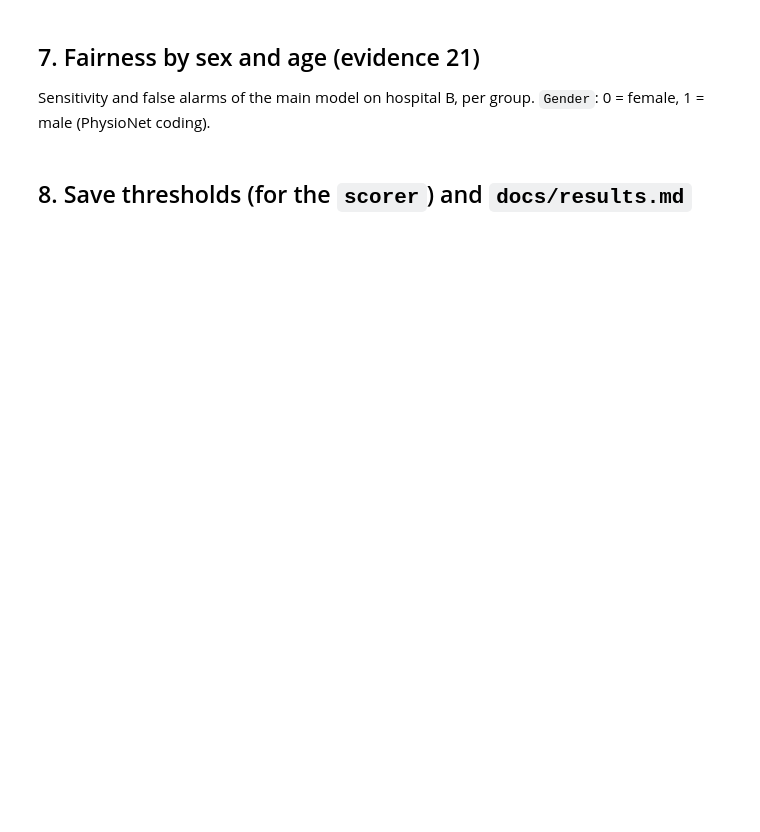
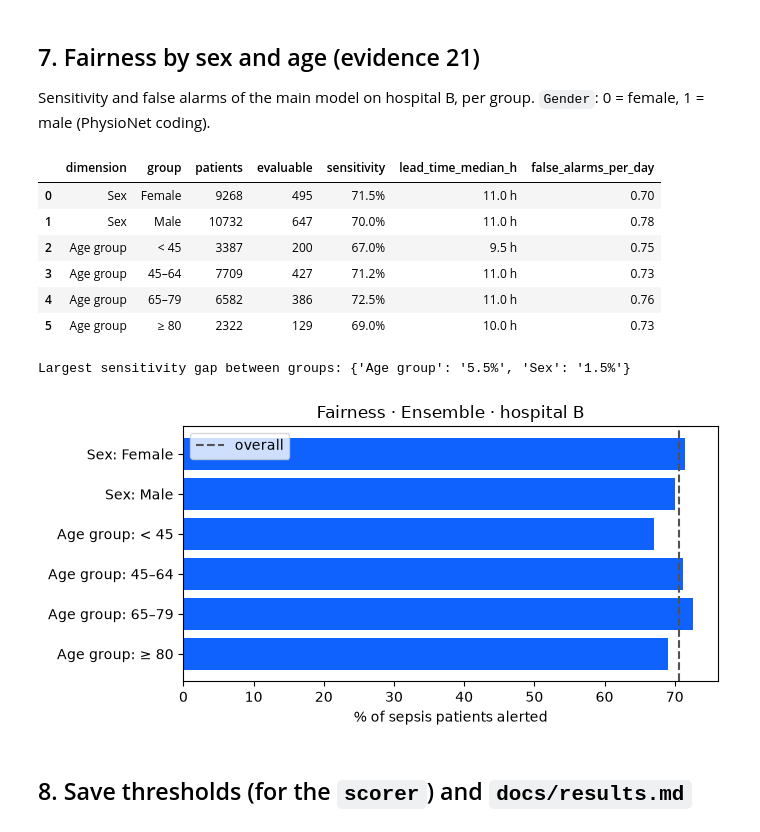
Before and after one commit to HemsyCA/DATAIBMZOS-IBM-Z-Datathon-2026, a Jupyter notebook: notebooks/05_eval.ipynb, the cells around one changed output. Cells and saved outputs as stored; diff of their text form; code cells hidden in the pictures; blank space fills up the shorter version.

```diff
--- a/notebooks/05_eval.ipynb
+++ b/notebooks/05_eval.ipynb
@@ -197,26 +179,36 @@ Sensitivity and false alarms of the main model on hospital B, per group. `Gender
 # %%
 pat = t.groupby("patient_id").agg(Age=("Age", "first"), Gender=("Gender", "first"))
 pat["Sex"] = pat.Gender.map({0: "Female", 1: "Male"}).fillna("Unknown")
 pat["Age group"] = pd.cut(pat.Age, [0, 45, 65, 80, 200], right=False, labels=["< 45", "45–64", "65–79", "≥ 80"])
 
 rows = []
 for dim in ("Sex", "Age group"):
     for g, ids in pat.groupby(dim, observed=True).groups.items():
         r = evaluate(t[t.patient_id.isin(ids)], MAIN_COL, THRESHOLDS[MAIN])
         rows.append({"dimension": dim, "group": g, "patients": len(ids), **r})
 fairness = pd.DataFrame(rows)
-display(fairness[["dimension", "group", "patients", "evaluable", "sensitivity", "lead_time_median_h", "false_alarms_per_day", "alarm_hours"]]
-        .style.format({"sensitivity": "{:.1%}", "lead_time_median_h": "{:.1f} h", "false_alarms_per_day": "{:.2f}", "alarm_hours": "{:.1%}"}))
+display(fairness[["dimension", "group", "patients", "evaluable", "sensitivity", "lead_time_median_h", "false_alarms_per_day"]]
+        .style.format({"sensitivity": "{:.1%}", "lead_time_median_h": "{:.1f} h", "false_alarms_per_day": "{:.2f}"}))
 fairness.to_csv(f"{MODEL_DIR}/fairness_hospital_B.csv", index=False)
 gap = fairness.groupby("dimension").sensitivity.agg(lambda s: s.max() - s.min())
 print("Largest sensitivity gap between groups:", {k: f"{v:.1%}" for k, v in gap.items()})
 
 fig, ax = plt.subplots(figsize=(7, 3.5))
 labels = fairness.dimension + ": " + fairness.group.astype(str)
 ax.barh(labels[::-1], fairness.sensitivity[::-1] * 100, color="#0f62fe")
 ax.axvline(final.loc[MAIN, "sensitivity"] * 100, ls="--", color="#525252", label="overall")
 ax.set_xlabel("% of sepsis patients alerted"); ax.set_title(f"Fairness · {MAIN} · hospital B"); ax.legend()
 plt.tight_layout(); plt.savefig(f"{FIG_DIR}/fairness_hospital_B.png", dpi=150); plt.show()
+# %% [output]
+|  | dimension | group | patients | evaluable | sensitivity | lead_time_median_h | false_alarms_per_day |
+| 0 | Sex | Female | 9268 | 495 | 71.5% | 11.0 h | 0.70 |
+| 1 | Sex | Male | 10732 | 647 | 70.0% | 11.0 h | 0.78 |
+| 2 | Age group | < 45 | 3387 | 200 | 67.0% | 9.5 h | 0.75 |
+| 3 | Age group | 45–64 | 7709 | 427 | 71.2% | 11.0 h | 0.73 |
+| 4 | Age group | 65–79 | 6582 | 386 | 72.5% | 11.0 h | 0.76 |
+| 5 | Age group | ≥ 80 | 2322 | 129 | 69.0% | 10.0 h | 0.73 |
+Largest sensitivity gap between groups: {'Age group': '5.5%', 'Sex': '1.5%'}
+[figure, added]
 # %% [markdown]
 ## 8. Save thresholds (for the `scorer`) and `docs/results.md`
 # %%
```
Also changed, not shown: parts of 9 cells of this notebook.
